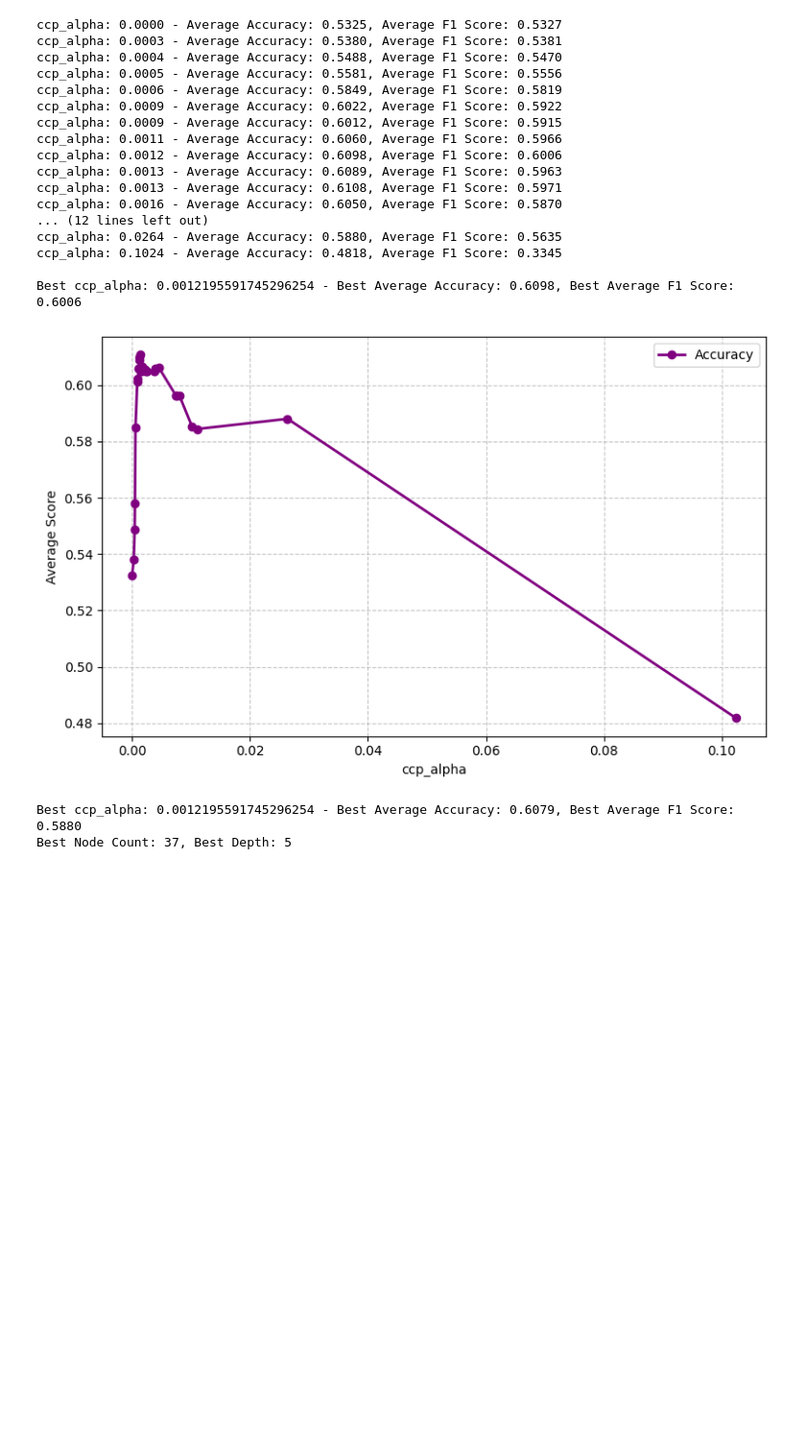
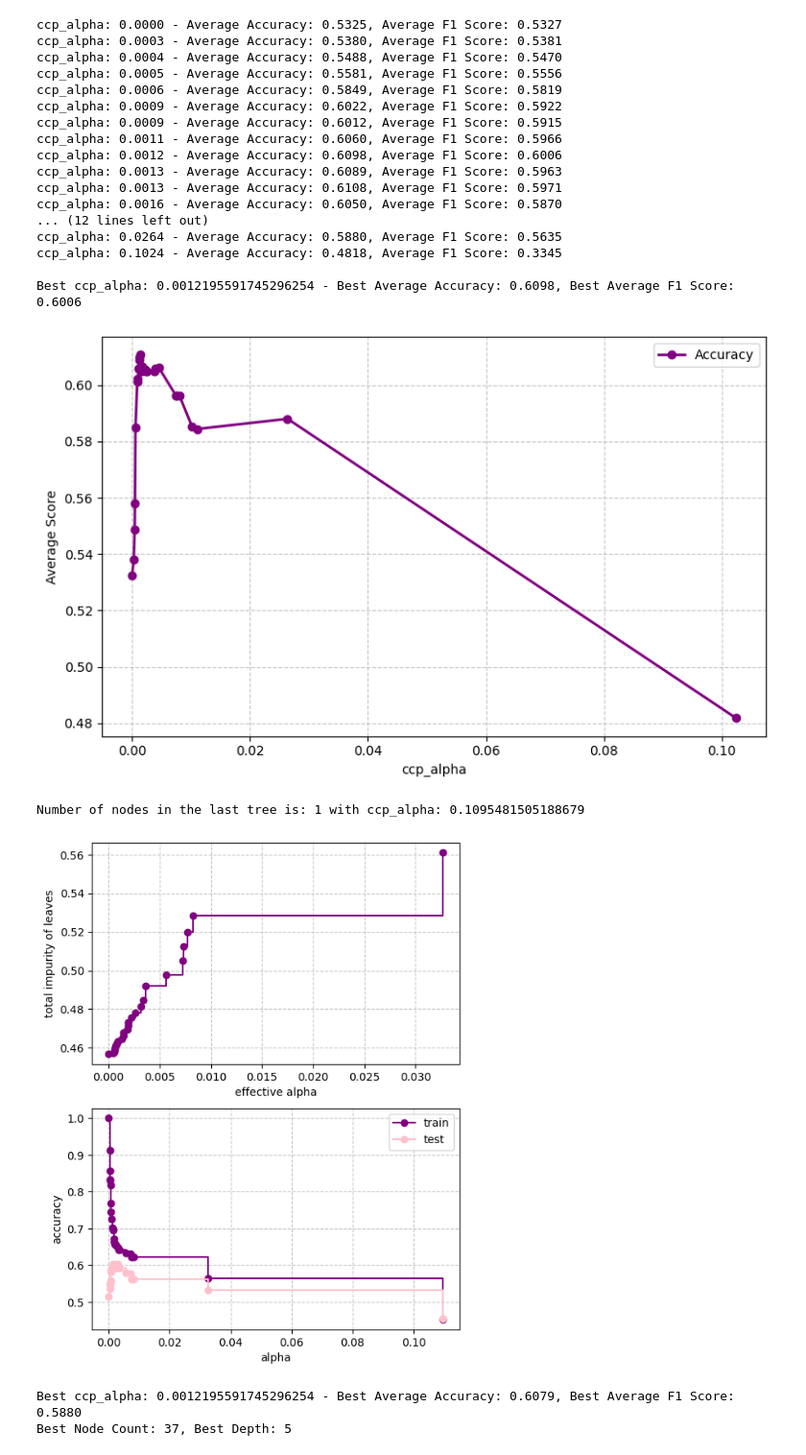
Before and after one commit to chenshulun458/NN_assignment3, a Jupyter notebook: notebooks/RQ3_decision_tree.ipynb, the cells around one changed output. Shown at 96% size. Drawn from its saved outputs; the diff is of its cells as text; code cells hidden in the pictures; blank space fills up the shorter version.

```diff
--- a/notebooks/RQ3_decision_tree.ipynb
+++ b/notebooks/RQ3_decision_tree.ipynb
@@ -198,6 +198,68 @@ ccp_alpha: 0.1024 - Average Accuracy: 0.4818, Average F1 Score: 0.3345
 
 Best ccp_alpha: 0.0012195591745296254 - Best Average Accuracy: 0.6098, Best Average F1 Score: 0.6006
 [figure]
+# %%
+#Source: https://scikit-learn.org/stable/auto_examples/tree/plot_cost_complexity_pruning.html
+import matplotlib.pyplot as plt
+from sklearn.model_selection import train_test_split
+from sklearn.datasets import load_breast_cancer
+from sklearn.tree import DecisionTreeClassifier
+import pandas as pd
+
+def load_data(filepath):
+    """
+    Load the data and split it into features (X) and target (y).
+    """
+    data = pd.read_csv(filepath)
+    X = data.drop(columns=['Rings'])
+    y = data['Rings']
+    return X, y
+
+X, y = load_data('C:/Users/Admin/Desktop/NN_assignment3/data/abalone.csv')
+X_train, X_test, y_train, y_test = train_test_split(X, y, random_state=1)
+
+clf = DecisionTreeClassifier(max_depth=5, min_samples_split=2, min_samples_leaf=5, random_state=0)
+path = clf.cost_complexity_pruning_path(X_train, y_train)
+ccp_alphas, impurities = path.ccp_alphas, path.impurities
+
+fig, ax = plt.subplots(2, 1, figsize=(6, 8))
+ax[0].plot(ccp_alphas[:-1], impurities[:-1],color='purple', marker='o', drawstyle="steps-post")
+ax[0].set_xlabel("effective alpha")
+ax[0].grid(True, linestyle="--", alpha=0.7)
+ax[0].set_ylabel("total impurity of leaves")
+# ax.set_title("Total Impurity vs effective alpha for training set")
+
+#Next, we train a decision tree using the effective alphas.
+#The last value in ccp_alphas is the alpha value that prunes the whole tree,
+# leaving the tree, clfs[-1], with one node.
+
+clfs = []
+for ccp_alpha in ccp_alphas:
+    clf = DecisionTreeClassifier(random_state=0, ccp_alpha=ccp_alpha)
+    clf.fit(X_train, y_train)
+    clfs.append(clf)
+print("Number of nodes in the last tree is: {} with ccp_alpha: {}".format(
+      clfs[-1].tree_.node_count, ccp_alphas[-1]))
+
+
+
+train_scores = [clf.score(X_train, y_train) for clf in clfs]
+test_scores = [clf.score(X_test, y_test) for clf in clfs]
+
+ax[1].set_xlabel("alpha")
+ax[1].set_ylabel("accuracy")
+# ax.set_title("Total Impurity & Accuracy vs alpha for training and testing sets")
+ax[1].grid(True, linestyle="--", alpha=0.7)
+ax[1].plot(ccp_alphas, train_scores, marker='o', label="train",color='purple',
+        drawstyle="steps-post")
+ax[1].plot(ccp_alphas, test_scores, marker='o', label="test",color='pink',
+        drawstyle="steps-post")
+ax[1].legend()
+plt.savefig('xxx.png')
+plt.show()
+# %% [output]
+Number of nodes in the last tree is: 1 with ccp_alpha: 0.1095481505188679
+[figure, added]
 # %%
 import matplotlib.pyplot as plt
 from sklearn.tree import DecisionTreeClassifier
```
Also changed, not shown: 17 other files.
